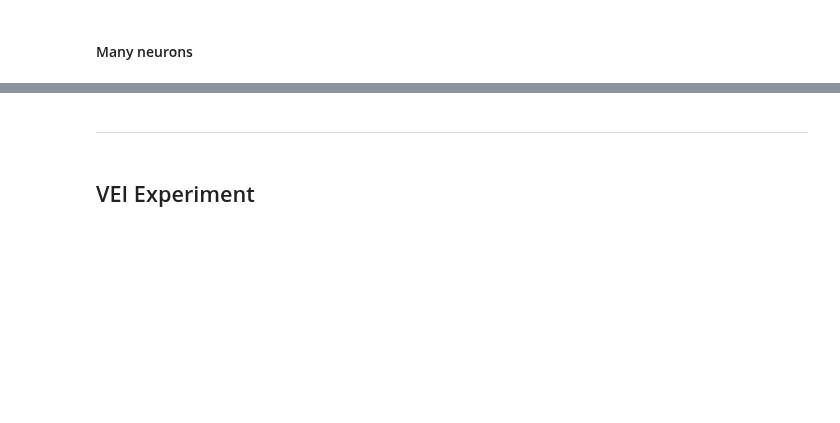
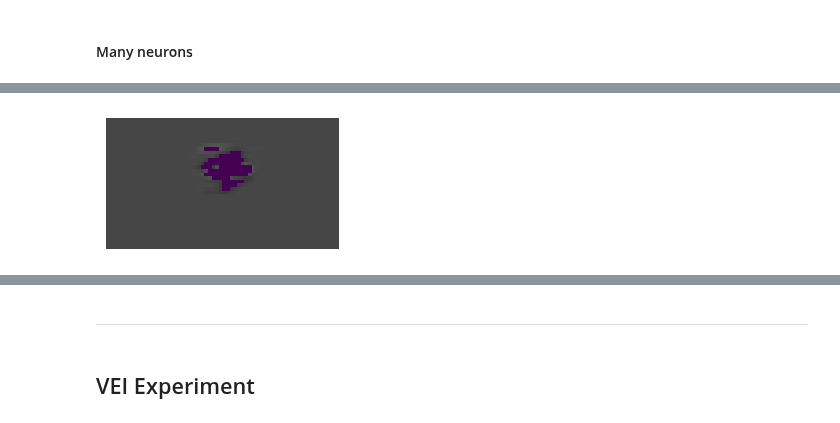
Before and after one commit to sinzlab/nnsysident, a Jupyter notebook: notebooks/mei_demo.ipynb, the cells around one changed output, grey strips where cells are left out. Saved outputs shown, nothing was run; the diff lists cells and outputs as text; code cells hidden in the pictures; blank space fills up the shorter version.

```diff
--- a/notebooks/mei_demo.ipynb
+++ b/notebooks/mei_demo.ipynb
@@ -134,0 +310,13 @@ for unit_id in np.unique(data["unit_id"]):
+# %%
+vmin = cei_small.min()
+vmax = cei_small.max()
+
+bla = zero_grad_mask.squeeze().copy().astype(float)
+bla[bla==1] = np.nan
+
+fig, ax = plt.subplots()
+ax.imshow(cei_small.squeeze(), cmap="gray", vmin=vmin, vmax=vmax)
+ax.imshow(bla)
+ax.axis("off");
+# %% [output]
+[figure, added]
```
Also changed, not shown: parts of 34 cells of this notebook, 3 other files.
